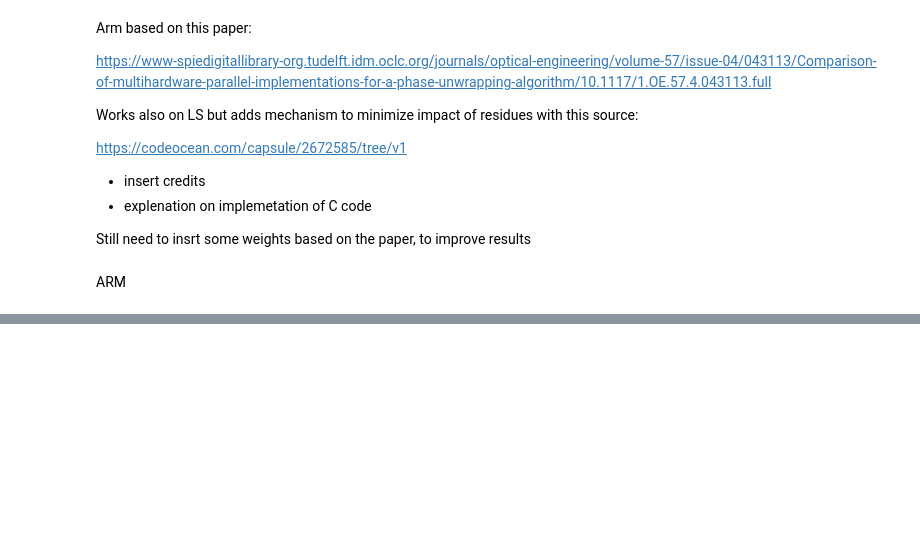
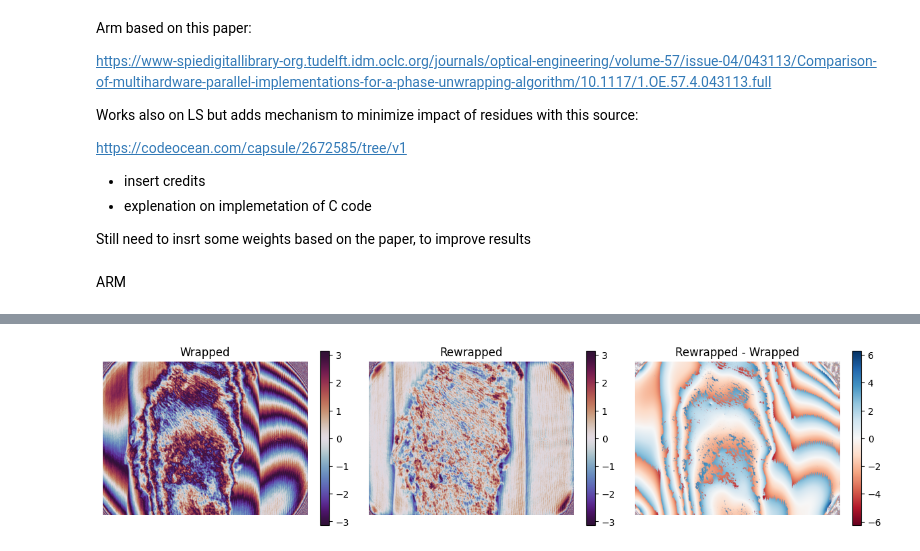
Before and after one commit to oheymans/odt-thesis, a Jupyter notebook: notebooks/ARM.ipynb, the cells around one changed output, grey strips where cells are left out. Saved outputs shown, nothing was run; the diff lists cells and outputs as text; code cells hidden in the pictures; blank space fills up the shorter version.

```diff
--- a/notebooks/ARM.ipynb
+++ b/notebooks/ARM.ipynb
@@ -109,0 +78,85 @@ phi_unw min/max: -23.447269053418314 23.385499380129534
+# %%
+import os
+import numpy as np
+import matplotlib.pyplot as plt
+from skimage.io import imread
+from sklearn.metrics import root_mean_squared_error
+
+# ------------------------------------------------------
+# Import ARM
+# ------------------------------------------------------
+from src.ARM.unwrap_arm import unwrap_phase_ARM
+
+# ------------------------------------------------------
+# Helpers
+# ------------------------------------------------------
+def rewrap(phi):
+    """Wrap back into [-pi, pi)."""
+    return np.angle(np.exp(1j * phi))
+
+def evaluate_nrmse(phi_wrapped, phi_rewrapped, mask=None):
+    """Compute normalized RMSE between wrapped and rewrapped."""
+    if mask is None:
+        mask = np.ones_like(phi_wrapped, dtype=bool)
+    ref = phi_wrapped[mask]
+    est = phi_rewrapped[mask]
+    rmse = root_mean_squared_error(ref, est)
+    denom = np.max(np.abs(ref))
+    return rmse / (denom + 1e-8)
+
+# ------------------------------------------------------
+# Parameters
+# ------------------------------------------------------
+file_path = os.path.join("..", "data", "wrapped_phases", "wrapped_phase_0.tiff")
+nIter = 10000
+mu, lam, ban_OmegaInit = 1.0, 0.001, 0
+
+if not os.path.exists(file_path):
+    raise FileNotFoundError(f"No such file: {file_path}")
+
+# ------------------------------------------------------
+# Process single file
+# ------------------------------------------------------
+phi_wrapped = imread(file_path).astype(float)
+
+# ARM unwrap
+mask = np.ones_like(phi_wrapped, dtype=np.float64)
+phi_unwrapped = unwrap_phase_ARM(
+    phi_wrapped, mask=mask,
+    mu=mu, lam=lam,
+    nIter=nIter, ban_OmegaInit=ban_OmegaInit
+)
+
+# Rewrap
+phi_rewrapped = rewrap(phi_unwrapped)
+
+# Evaluate NRMSE
+nrmse = evaluate_nrmse(phi_wrapped, phi_rewrapped)
+print(f"\nARM Rewrap consistency for {os.path.basename(file_path)}")
+print(f"NRMSE = {nrmse:.4f}")
+
+# ------------------------------------------------------
+# Plot results
+# ------------------------------------------------------
+diff = phi_rewrapped - phi_wrapped
+fig, axes = plt.subplots(1, 3, figsize=(12, 4))
+
+im0 = axes[0].imshow(phi_wrapped, cmap="twilight_shifted", origin="lower")
+axes[0].set_title("Wrapped")
+plt.colorbar(im0, ax=axes[0], shrink=0.7)
+
+im1 = axes[1].imshow(phi_rewrapped, cmap="twilight_shifted", origin="lower")
+axes[1].set_title("Rewrapped")
+plt.colorbar(im1, ax=axes[1], shrink=0.7)
+
+im2 = axes[2].imshow(diff, cmap="RdBu", origin="lower")
+axes[2].set_title("Rewrapped - Wrapped")
+plt.colorbar(im2, ax=axes[2], shrink=0.7)
+
+for ax in axes:
+    ax.set_aspect("equal")
+    ax.axis("off")
+
+plt.tight_layout()
+plt.show()
+# %% [output]
@@ -109,0 +165 @@ phi_unw min/max: -23.447269053418314 23.385499380129534
+[figure, added]
```
Also changed, not shown: parts of 16 cells of this notebook, 1 other file.
